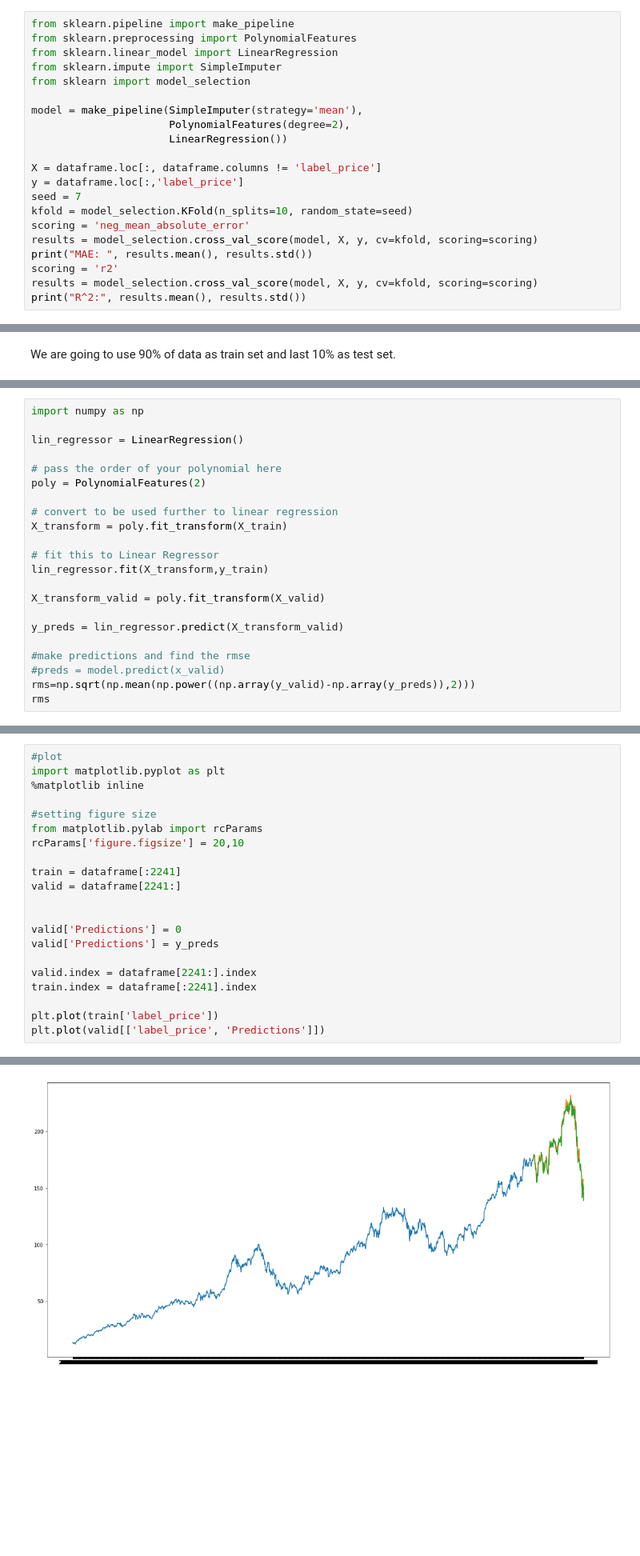
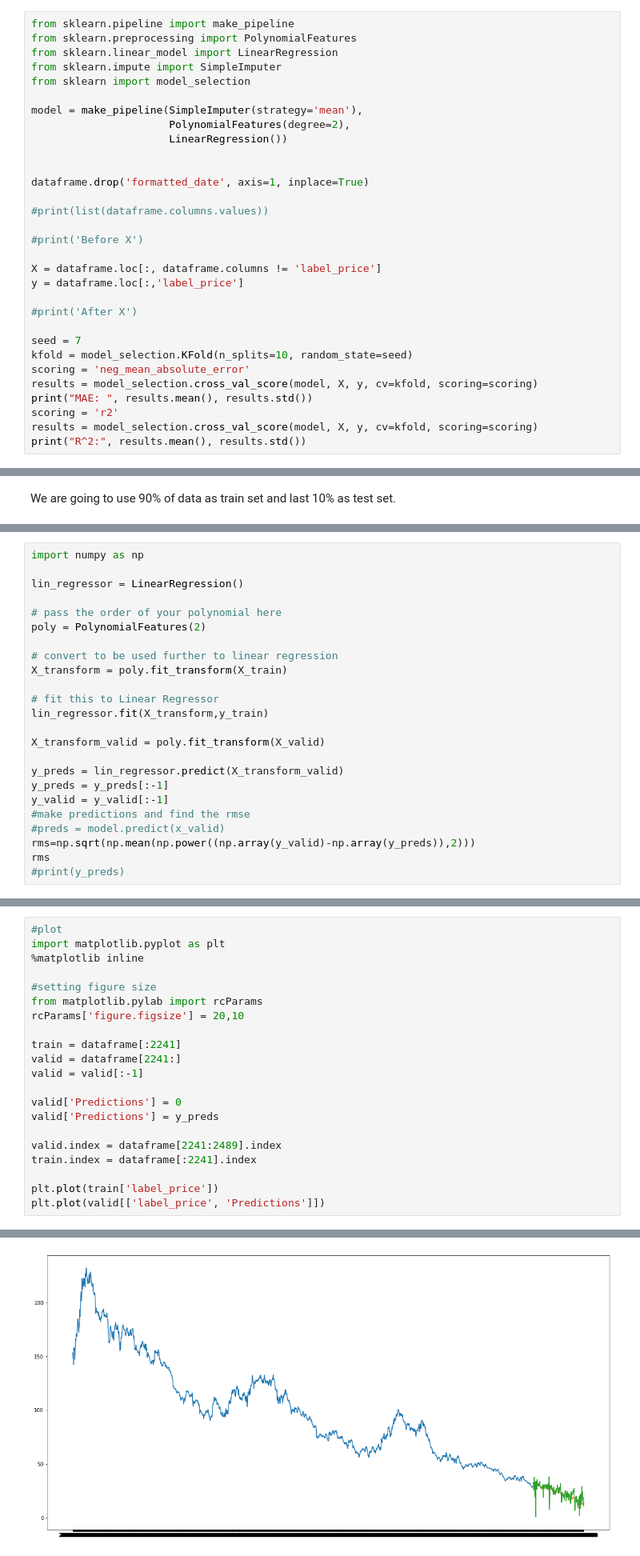
Before and after one commit to ml1010-nan/ml1010, a Jupyter notebook: CoreProject.ipynb, the cells around one changed output, grey strips where cells are left out. Shown at 80% size. Cells and saved outputs as stored; diff of their text form; blank space fills up the shorter version.

```diff
--- a/CoreProject.ipynb
+++ b/CoreProject.ipynb
@@ -87,8 +1309,18 @@ model = make_pipeline(SimpleImputer(strategy='mean'),
                       PolynomialFeatures(degree=2),
                       LinearRegression())
 
+
+dataframe.drop('formatted_date', axis=1, inplace=True)
+
+#print(list(dataframe.columns.values))
+
+#print('Before X')
+
 X = dataframe.loc[:, dataframe.columns != 'label_price']
 y = dataframe.loc[:,'label_price']
+
+#print('After X')
+
 seed = 7
 kfold = model_selection.KFold(n_splits=10, random_state=seed)
 scoring = 'neg_mean_absolute_error'
@@ -149,9 +1406,11 @@ lin_regressor.fit(X_transform,y_train)
 X_transform_valid = poly.fit_transform(X_valid)
 
 y_preds = lin_regressor.predict(X_transform_valid)
-
+y_preds = y_preds[:-1]
+y_valid = y_valid[:-1]
 #make predictions and find the rmse
 #preds = model.predict(x_valid)
 rms=np.sqrt(np.mean(np.power((np.array(y_valid)-np.array(y_preds)),2)))
 rms
+#print(y_preds)
 # %% [output]
@@ -167,12 +1435,12 @@ rcParams['figure.figsize'] = 20,10
 
 train = dataframe[:2241]
 valid = dataframe[2241:]
-
+valid = valid[:-1]
 
 valid['Predictions'] = 0
 valid['Predictions'] = y_preds
 
-valid.index = dataframe[2241:].index
+valid.index = dataframe[2241:2489].index
 train.index = dataframe[:2241].index
 
 plt.plot(train['label_price'])
@@ -192,4 +1451,4 @@ See the caveats in the documentation: http://pandas.pydata.org/pandas-docs/stabl
-[figure, old version]
+[figure, new version]
 # %% [markdown]
 Interesting plot. Did we run into overfitting? Let's try __kNN__ and check it's results.
 # %% [markdown]
```
Also changed, not shown: parts of 56 cells of this notebook.
